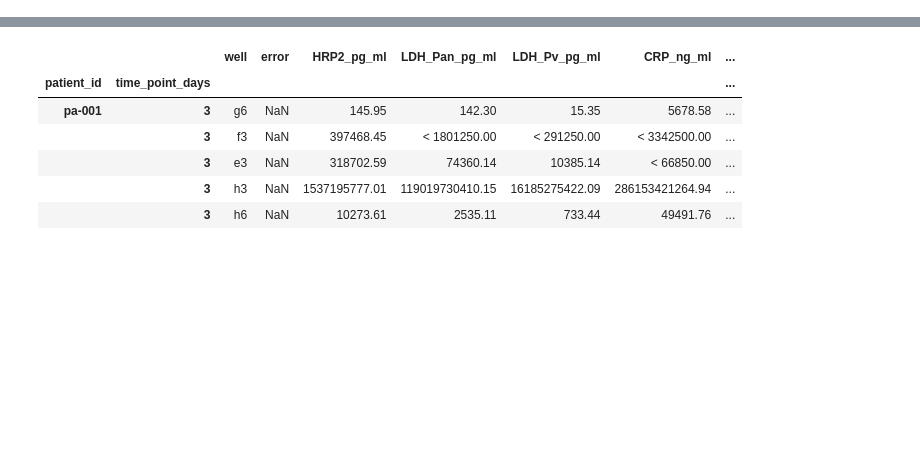
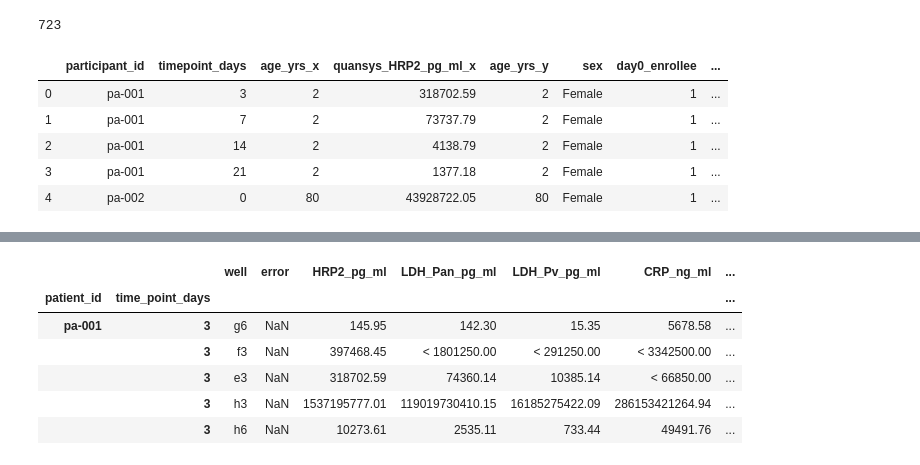
Before and after one commit to MACEPA/DIAMETER, a Jupyter notebook: ipynbs/processing/namibia_pcr_day_sync.ipynb, the cells around one changed output, grey strips where cells are left out. Cells and saved outputs as stored; diff of their text form; code cells hidden in the pictures; blank space fills up the shorter version.

```diff
--- a/ipynbs/processing/namibia_pcr_day_sync.ipynb
+++ b/ipynbs/processing/namibia_pcr_day_sync.ipynb
@@ -59,0 +60,14 @@ time_df.head()
+# %%
+check = time_df.reset_index()
+len(check)
+# %% [output]
+723
+# %%
+check.head()
+# %% [output]
+|  | participant_id | timepoint_days | age_yrs_x | quansys_HRP2_pg_ml_x | age_yrs_y | sex | day0_enrollee | ... |
+| 0 | pa-001 | 3 | 2 | 318702.59 | 2 | Female | 1 | ... |
+| 1 | pa-001 | 7 | 2 | 73737.79 | 2 | Female | 1 | ... |
+| 2 | pa-001 | 14 | 2 | 4138.79 | 2 | Female | 1 | ... |
+| 3 | pa-001 | 21 | 2 | 1377.18 | 2 | Female | 1 | ... |
+| 4 | pa-002 | 0 | 80 | 43928722.05 | 80 | Female | 1 | ... |
```
Also changed, not shown: parts of 5 cells of this notebook, 6 other files.
